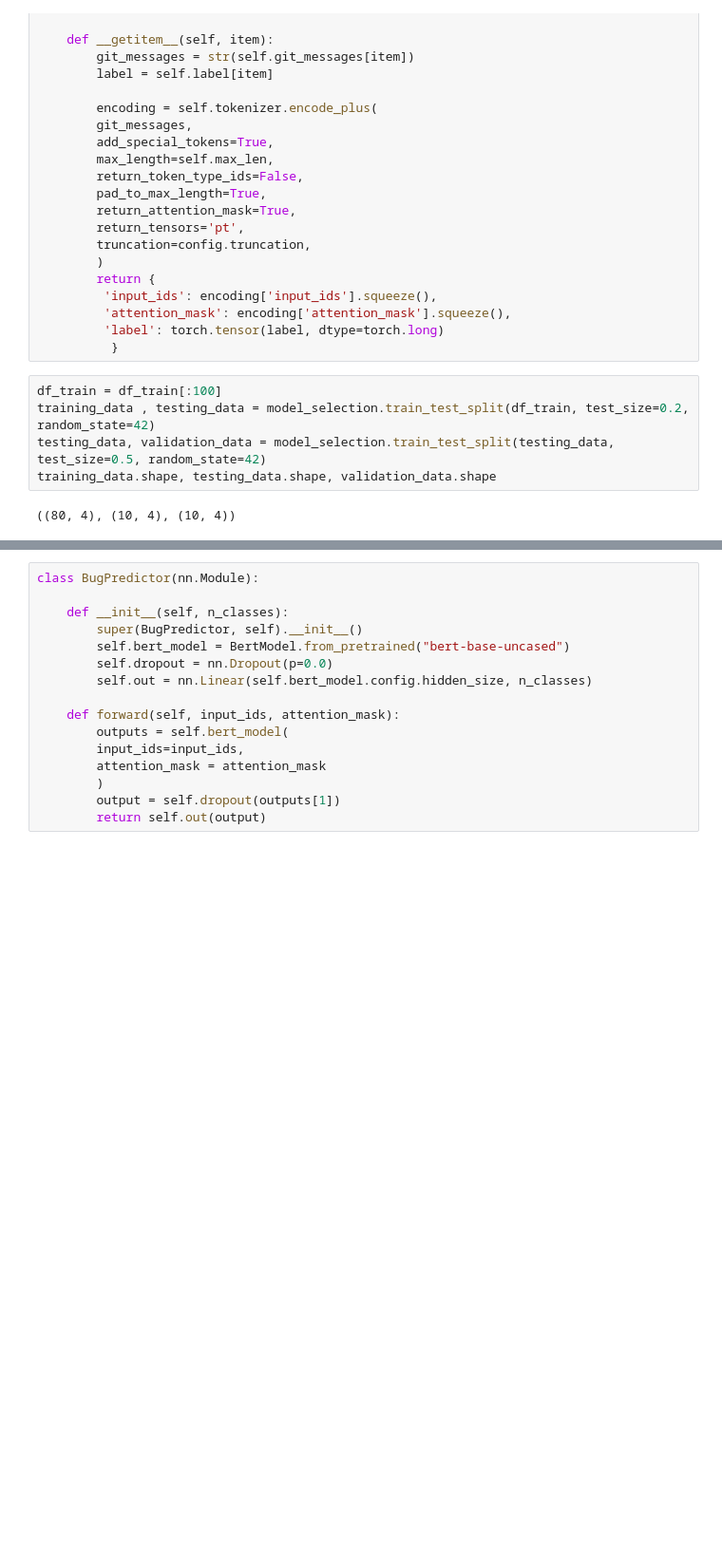
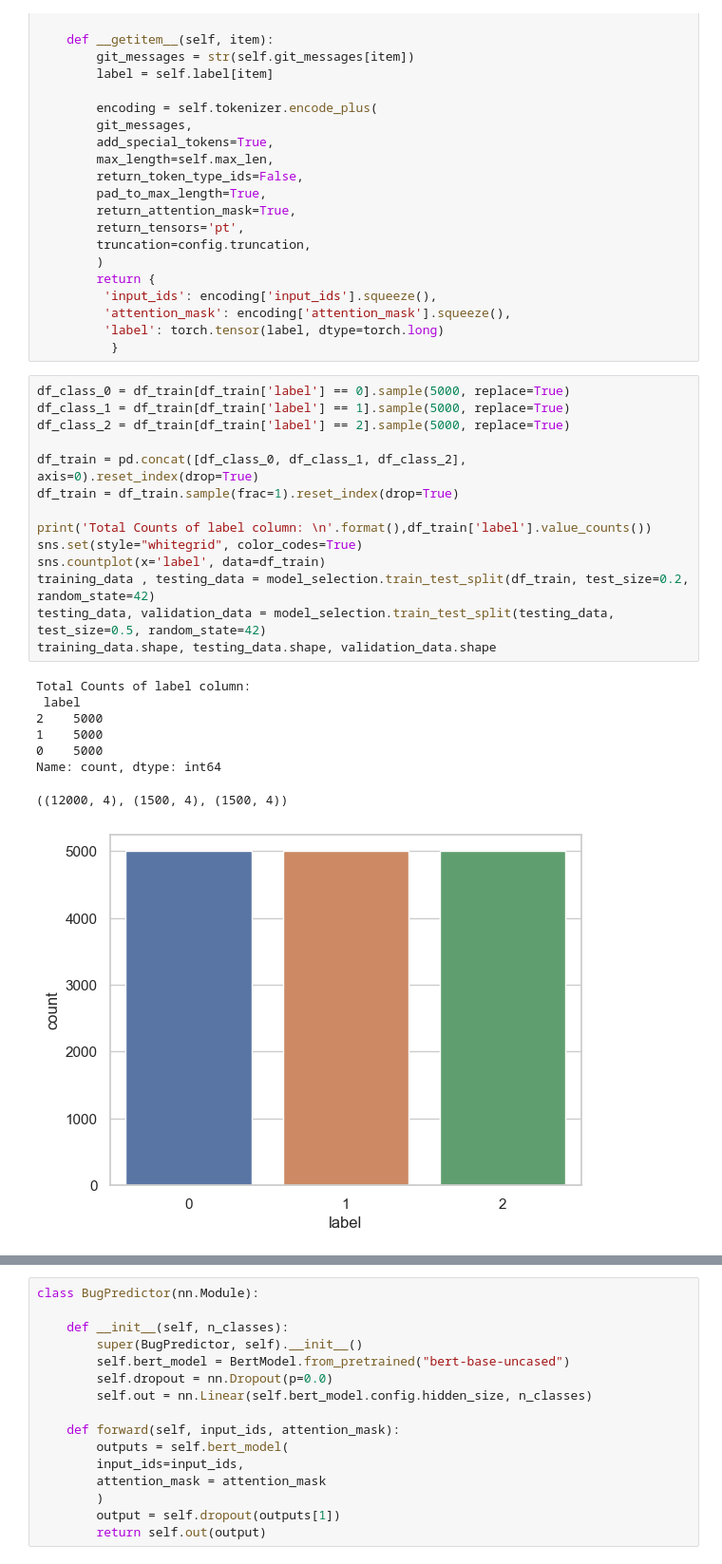
Before and after one commit to Nazia-Karim-Khan-Oishee/GitHub-Issue-Taxonomy, a Jupyter notebook: Code/notebook/model_training.ipynb, the cells around one changed output, grey strips where cells are left out. Shown at 95% size. Saved outputs shown, nothing was run; the diff lists cells and outputs as text; blank space fills up the shorter version.

Commit message:
updated model

```diff
--- a/Code/notebook/model_training.ipynb
+++ b/Code/notebook/model_training.ipynb
@@ -193,13 +197,29 @@ class Git_Message(Dataset):
          'attention_mask': encoding['attention_mask'].squeeze(),
          'label': torch.tensor(label, dtype=torch.long)
           }
-# %%
-df_train = df_train[:100]
-training_data , testing_data = model_selection.train_test_split(df_train, test_size=0.2, random_state=42)
-testing_data, validation_data = model_selection.train_test_split(testing_data, test_size=0.5, random_state=42)
-training_data.shape, testing_data.shape, validation_data.shape
-# %% [output]
-((80, 4), (10, 4), (10, 4))
+# %%
+df_class_0 = df_train[df_train['label'] == 0].sample(5000, replace=True)
+df_class_1 = df_train[df_train['label'] == 1].sample(5000, replace=True)
+df_class_2 = df_train[df_train['label'] == 2].sample(5000, replace=True)
+
+df_train = pd.concat([df_class_0, df_class_1, df_class_2], axis=0).reset_index(drop=True)
+df_train = df_train.sample(frac=1).reset_index(drop=True)
+
+print('Total Counts of label column: \n'.format(),df_train['label'].value_counts())
+sns.set(style="whitegrid", color_codes=True)
+sns.countplot(x='label', data=df_train)
+training_data , testing_data = model_selection.train_test_split(df_train, test_size=0.2, random_state=42)
+testing_data, validation_data = model_selection.train_test_split(testing_data, test_size=0.5, random_state=42)
+training_data.shape, testing_data.shape, validation_data.shape
+# %% [output]
+Total Counts of label column:
+ label
+2    5000
+1    5000
+0    5000
+Name: count, dtype: int64
+((12000, 4), (1500, 4), (1500, 4))
+[figure, added]
 # %%
 def create_data_loader(data, tokenizer, max_len, batch_size):
 
```
Also changed, not shown: parts of 12 cells of this notebook.
